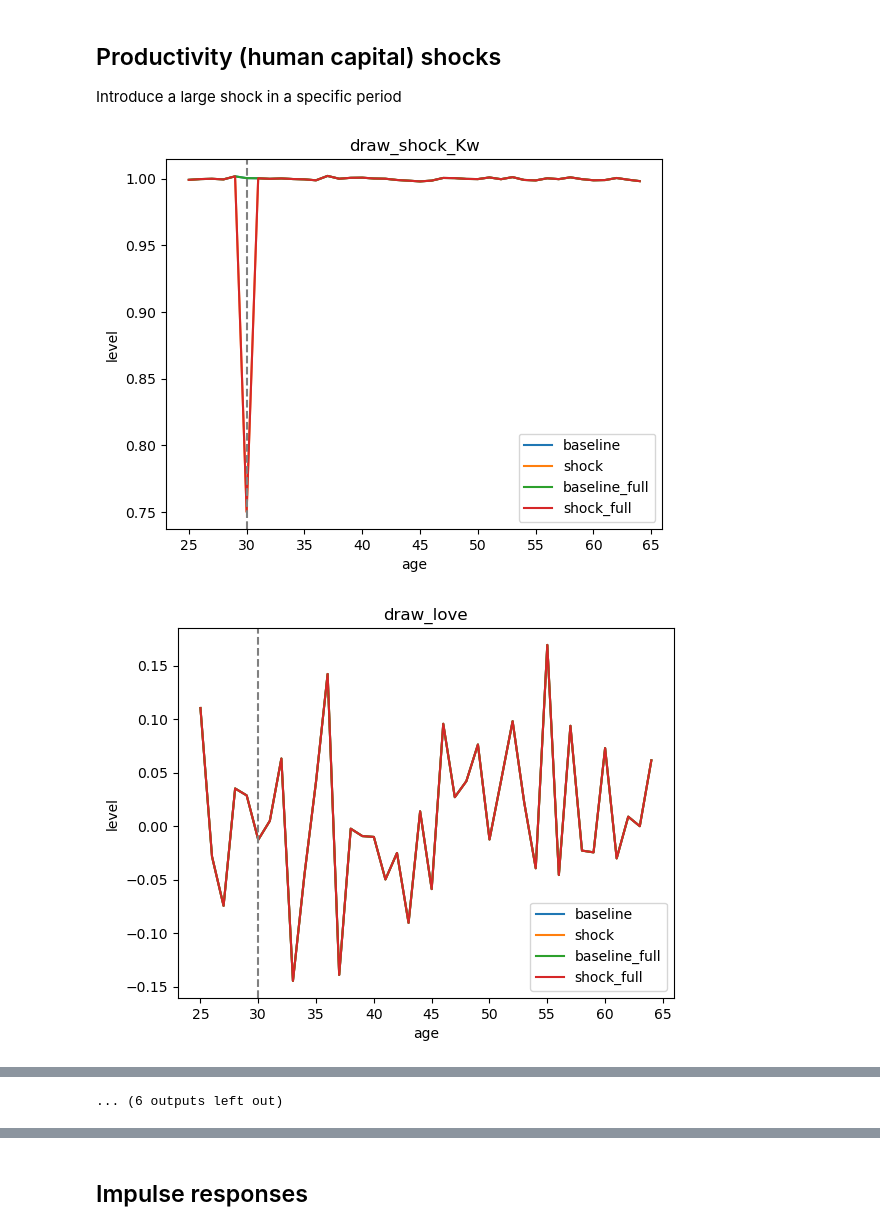
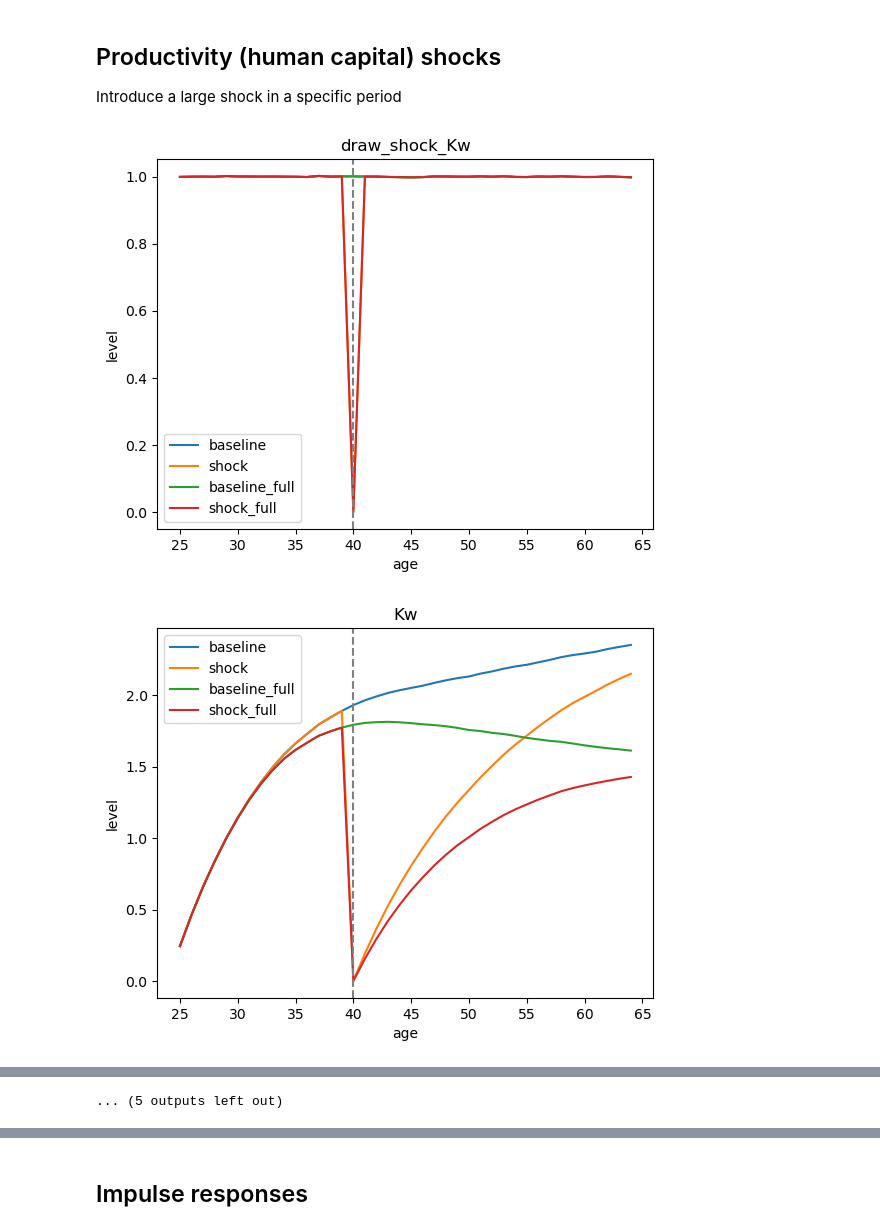
Before and after one commit to ThomasHJorgensen/FastBargaining, a Jupyter notebook: Application/04. Counterfactuals.ipynb, the cells around one changed output, grey strips where cells are left out. Saved outputs shown, nothing was run; the diff lists cells and outputs as text; code cells hidden in the pictures.

```diff
--- a/Application/04. Counterfactuals.ipynb
+++ b/Application/04. Counterfactuals.ipynb
@@ -96,8 +96,8 @@ for var in ('draw_love','love','couple','power', 'C_ineq_90_10'):
 Introduce a large shock in a specific period
 # %%
 age_min = 25
-age_shock = 30
-size_shock = 0.75
+age_shock = 40
+size_shock = 0.0
 t_shock = age_shock-age_min
 
 for name, mdl in models.items():
@@ -106,22 +106,22 @@ for name, mdl in models.items():
         mdl.sim.draw_shock_Kw[:,t_shock] = size_shock
     mdl.simulate()
 # %%
-for var in ('draw_shock_Kw','draw_love','love','Kw','Km','Cw_priv','Cm_priv','C_tot','Qw','hw','hm','lw','lm','couple','power','wage_inc_w','wage_inc_m', 'C_ineq_90_10'):
+for var in ('draw_shock_Kw','Kw','Km','A','C_tot','Cw_priv','Cm_priv','Qw','hw','hm','lw','lm','power','couple','wage_inc_w','wage_inc_m', 'C_ineq_90_10'):
     fig,ax = plt.subplots()
     for name, mdl in models.items():
         series = np.nanmean(getattr(mdl.sim,var),axis=0)
         age = 25+np.arange(series.size)
         ax.plot(age,series,label=name)
     ax.set(title=var,xlabel='age',ylabel='level')
     ax.axvline(age_shock,color='gray',linestyle='--')
     if var == 'C_ineq_90_10':
         colors = ['blue', 'orange', 'green', 'red']
         i = 0
         for name, mdl in models.items():
             moms = mdl.calc_moments()
             ax.axhline(moms['consumption_90_10_ratio'],color=colors[i], linestyle='--',label=f'{name} data')
             i += 1
     ax.legend()
 # %% [output]
-[figure, old version]
+[figure, new version]
-[figure, old version]
+[figure, new version]
@@ -138 +138 @@ for var in ('draw_shock_Kw','draw_love','love','Kw','Km','Cw_priv','Cm_priv','C_
-... (6 outputs left out)
+... (5 outputs left out)
```
Also changed, not shown: parts of 7 cells of this notebook.
